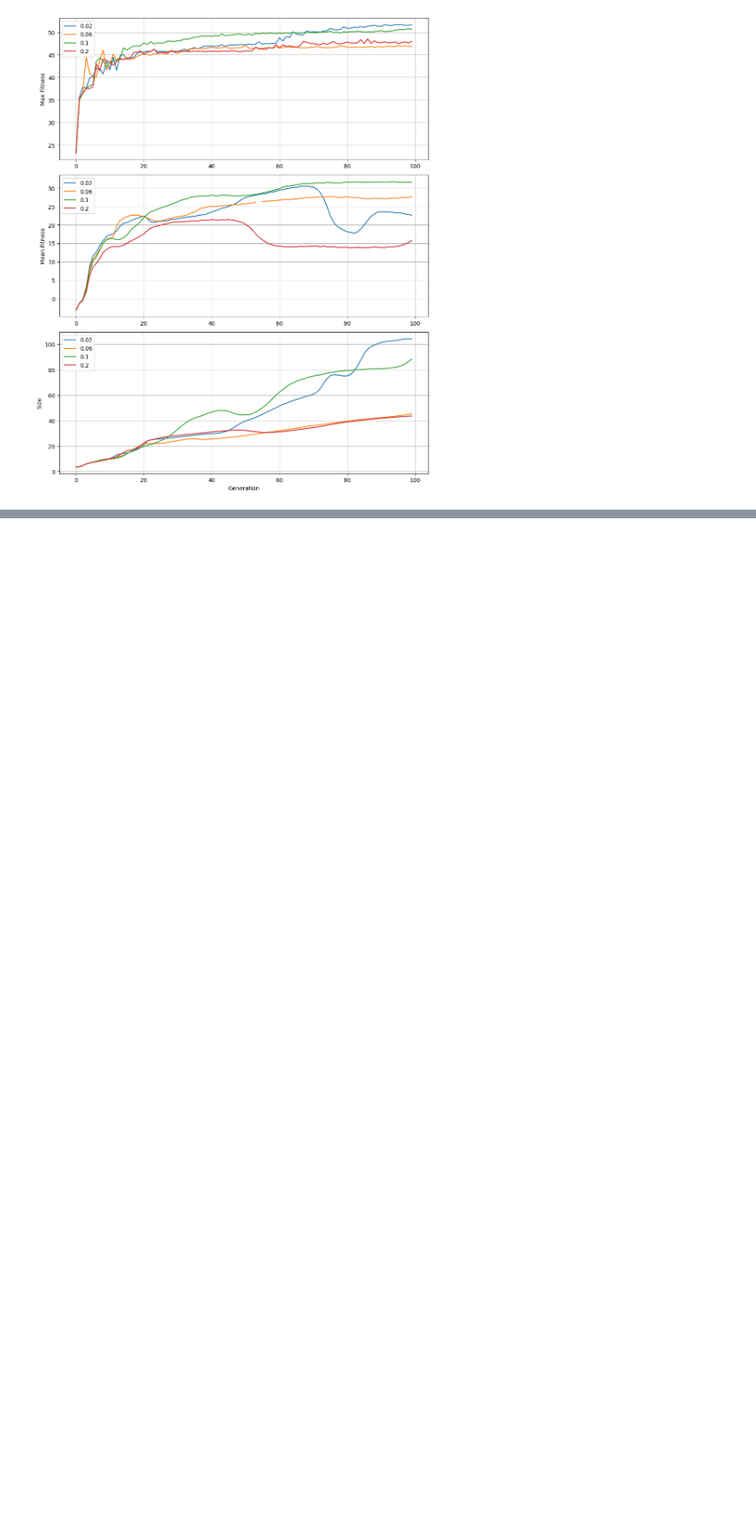
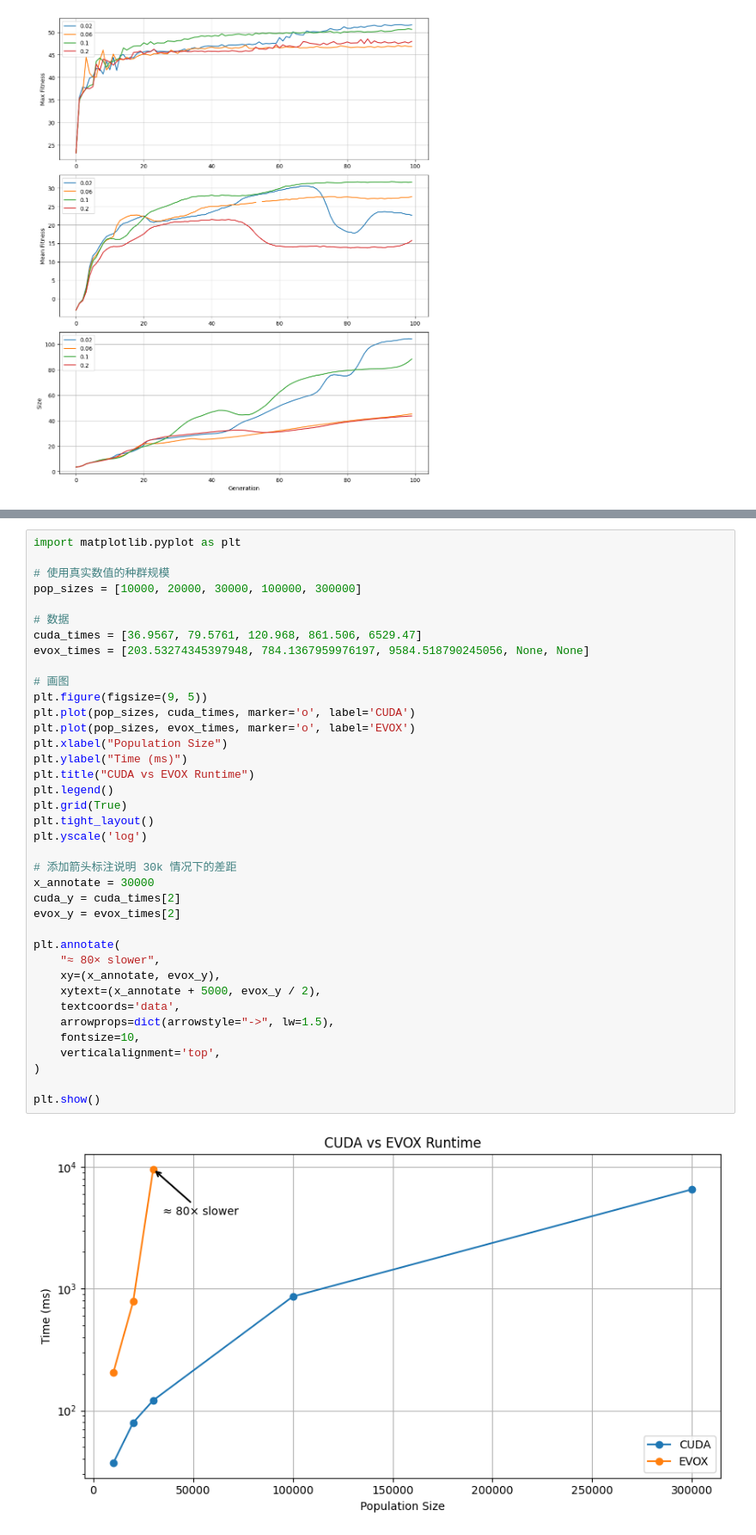
Before and after one commit to EMI-Group/evogp, a Jupyter notebook: experiment/visual.ipynb, the cells around one changed output, grey strips where cells are left out. Shown at 86% size. Cells and saved outputs as stored; diff of their text form; blank space fills up the shorter version.

```diff
--- a/experiment/visual.ipynb
+++ b/experiment/visual.ipynb
@@ -97,0 +183,40 @@ plt.show()
+# %%
+import matplotlib.pyplot as plt
+
+# 使用真实数值的种群规模
+pop_sizes = [10000, 20000, 30000, 100000, 300000]
+
+# 数据
+cuda_times = [36.9567, 79.5761, 120.968, 861.506, 6529.47]
+evox_times = [203.53274345397948, 784.1367959976197, 9584.518790245056, None, None]
+
+# 画图
+plt.figure(figsize=(9, 5))
+plt.plot(pop_sizes, cuda_times, marker='o', label='CUDA')
+plt.plot(pop_sizes, evox_times, marker='o', label='EVOX')
+plt.xlabel("Population Size")
+plt.ylabel("Time (ms)")
+plt.title("CUDA vs EVOX Runtime")
+plt.legend()
+plt.grid(True)
+plt.tight_layout()
+plt.yscale('log')
+
+# 添加箭头标注说明 30k 情况下的差距
+x_annotate = 30000
+cuda_y = cuda_times[2]
+evox_y = evox_times[2]
+
+plt.annotate(
+    "≈ 80× slower",
+    xy=(x_annotate, evox_y),
+    xytext=(x_annotate + 5000, evox_y / 2),
+    textcoords='data',
+    arrowprops=dict(arrowstyle="->", lw=1.5),
+    fontsize=10,
+    verticalalignment='top',
+)
+
+plt.show()
+# %% [output]
+[figure, added]
```
Also changed, not shown: parts of 5 cells of this notebook, 7 other files.
